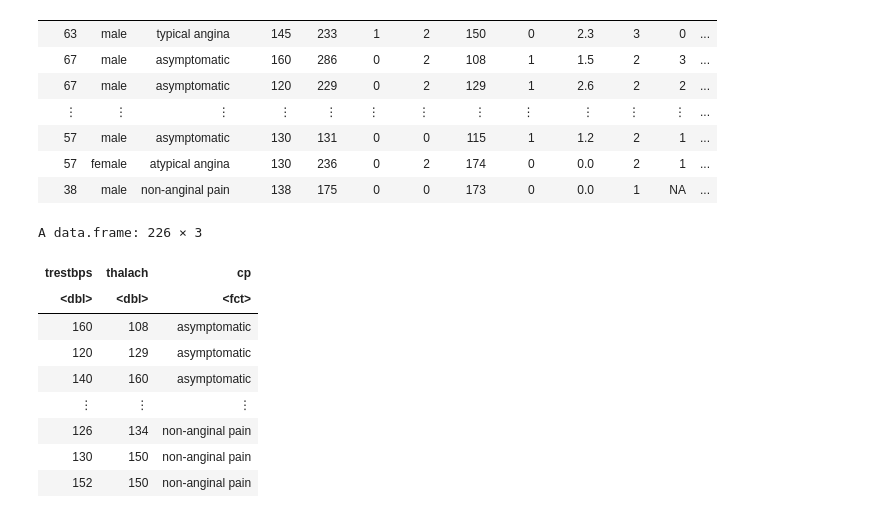
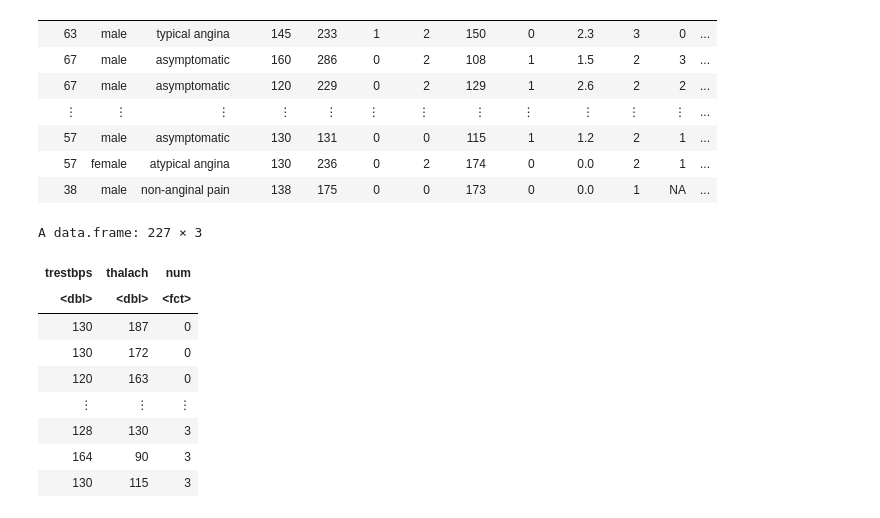
Before and after one commit to VivianFung2005/DSCI-100-s1-project-2024, a Jupyter notebook: project_proposal.ipynb, the cells around one changed output. Cells and saved outputs as stored; diff of their text form; code cells hidden in the pictures.

```diff
--- a/project_proposal.ipynb
+++ b/project_proposal.ipynb
@@ -76,7 +76,7 @@ cleveland_clean <- cleveland_data |> mutate(age = as.numeric(age),
                                                 slope = as.numeric(slope),
                                                 ca = as.numeric(ca),
                                                 thal = as_factor(thal),
-                                                num = as.numeric(num))|>
+                                                num = as.factor(num))|>
  mutate( sex = fct_recode(sex, "male" = "1", "female" = "0"),
                           cp=fct_recode(cp, "typical angina"="1", "atypical angina"="2",
                                       "non-anginal pain"="3", "asymptomatic"="4"))
@@ -103,27 +103,27 @@ A data.frame: 303 × 14
 # %%
 set.seed(20)
 #select columns:trestbps, thalach, cp
 cleveland_select<- cleveland_clean|>
-select(trestbps, thalach, cp)
+select(trestbps, thalach, num)
 
 #split the dataset into training set and testing set
 
-cleveland_split<-initial_split(cleveland_select, prop=0.75, strata=cp)
+cleveland_split<-initial_split(cleveland_select, prop=0.75, strata=num)
 cleveland_train<-training(cleveland_split)
 cleveland_test<-testing(cleveland_split)
 
 cleveland_train
 # %% [output]
-A data.frame: 226 × 3
+A data.frame: 227 × 3
-| trestbps | thalach | cp |
+| trestbps | thalach | num |
 | <dbl> | <dbl> | <fct> |
-| 160 | 108 | asymptomatic |
-| 120 | 129 | asymptomatic |
-| 140 | 160 | asymptomatic |
+| 130 | 187 | 0 |
+| 130 | 172 | 0 |
+| 120 | 163 | 0 |
 | ⋮ | ⋮ | ⋮ |
-| 126 | 134 | non-anginal pain |
-| 130 | 150 | non-anginal pain |
-| 152 | 150 | non-anginal pain |
+| 128 | 130 | 3 |
+| 164 | 90 | 3 |
+| 130 | 115 | 3 |
 # %%
 #The unscaled plot with training data here
 options(repr.plot.width=7, repr.plot.height=4)
```
Also changed, not shown: parts of 3 cells of this notebook.
